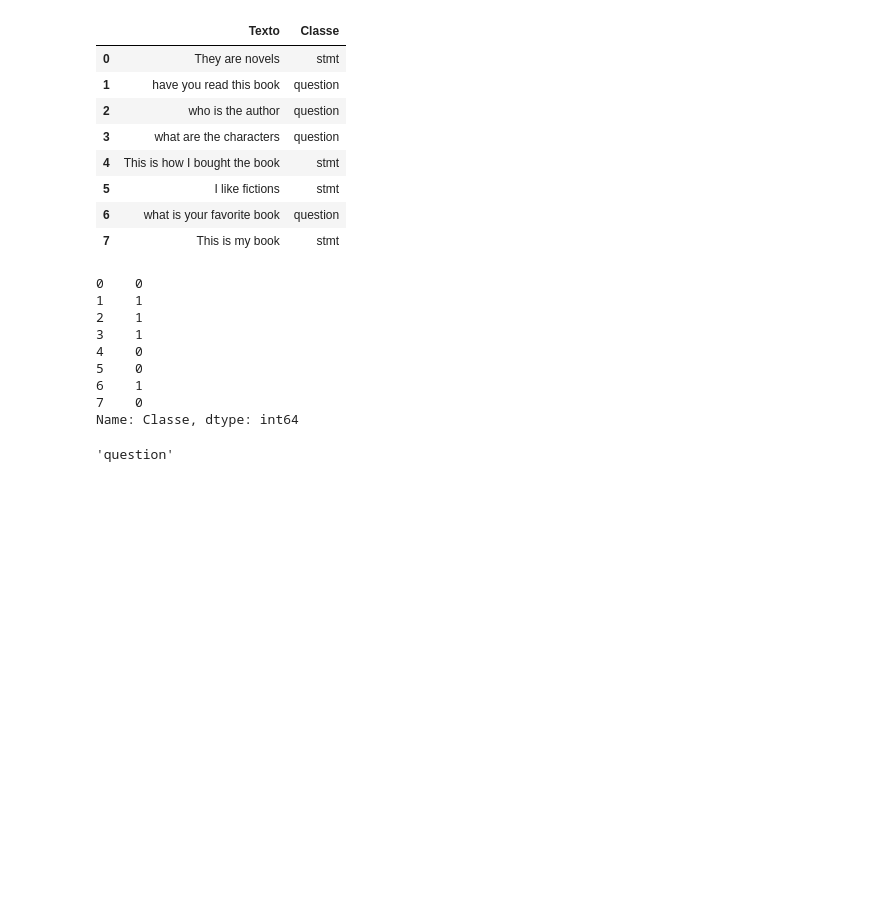
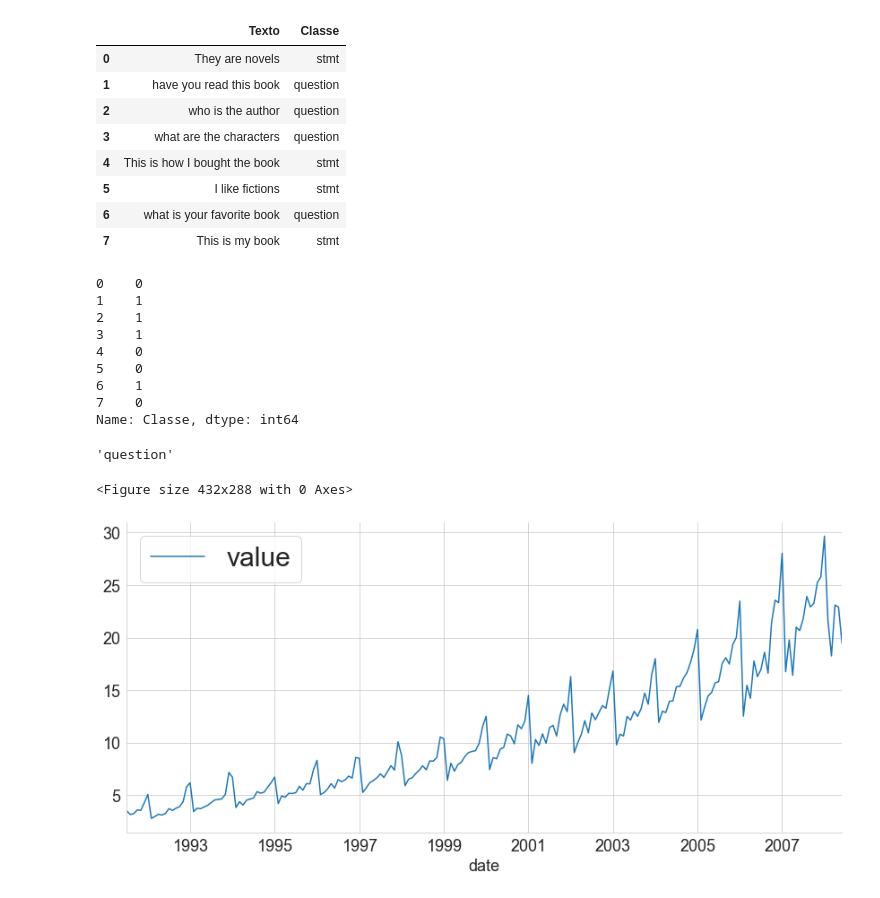
Before and after one commit to 50sotero/DS2020.2, a Jupyter notebook: Lista 2.ipynb, the cells around one changed output. Drawn from its saved outputs; the diff is of its cells as text; code cells hidden in the pictures; blank space fills up the shorter version.

```diff
--- a/Lista 2.ipynb
+++ b/Lista 2.ipynb
@@ -69,3 +72,23 @@ def predict(model, sentence):
 predict(forest, 'what do you mean')
 # %% [output]
 'question'
+# %%
+label_format = '{:,.0f}'
+# %%
+dados = pd.read_csv('https://raw.githubusercontent.com/bapimentel/Ciencia-de-Dados/master/Dados/Drugs.csv')
+# %%
+dados.date = pd.to_datetime(dados.date)
+# %%
+plt.figure()
+ax = dados.plot(x='date',y='value', figsize=(12,6))
+ticks_loc = ax.get_yticks().tolist()
+ax.yaxis.set_major_locator(mticker.FixedLocator(ticks_loc))
+ax.set_yticklabels([label_format.format(x) for x in ticks_loc])
+plt.legend(fontsize=30)
+plt.title('Plot')
+sns.despine()
+plt.tight_layout()
+plt.savefig('questão8.png')
+# %% [output]
+<Figure size 432x288 with 0 Axes>
+[figure, added]
```
Also changed, not shown: parts of 2 cells of this notebook, 2 other files.
